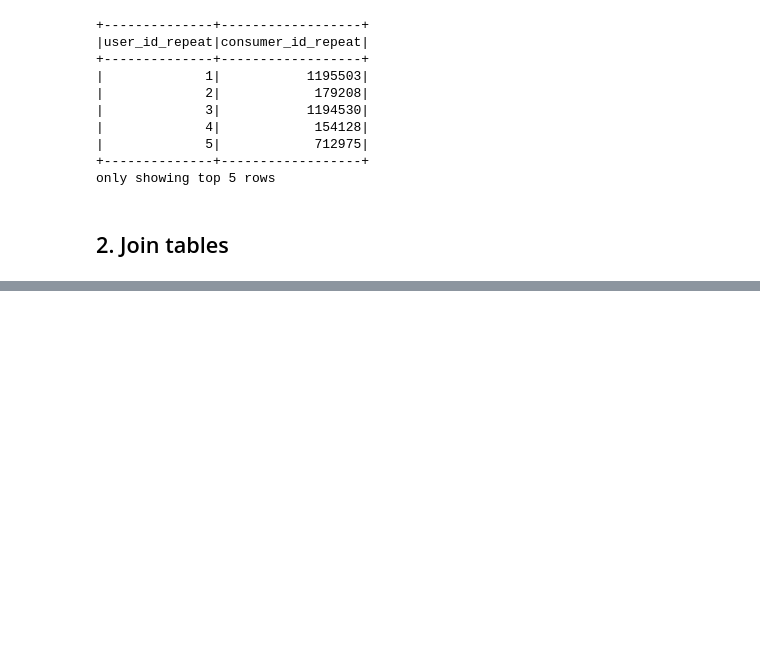
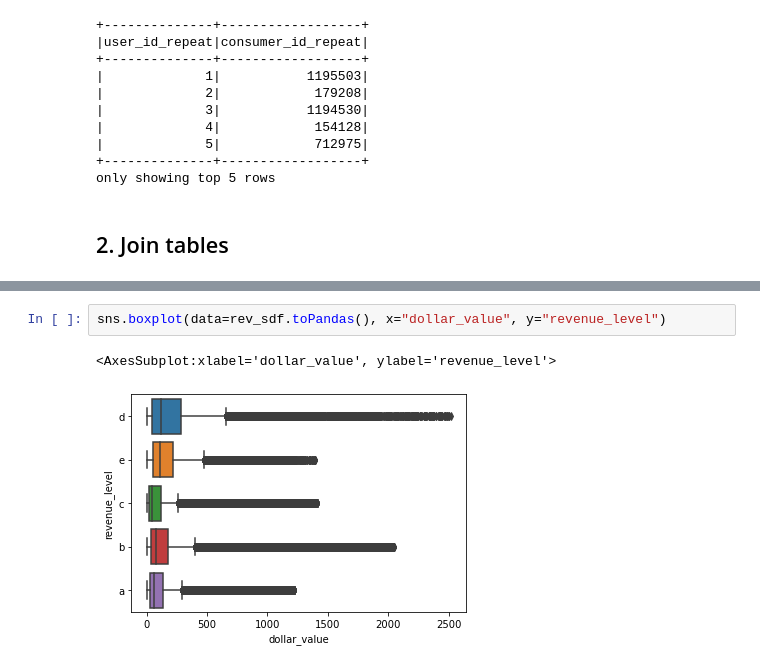
Before and after one commit to MAST30034-Applied-Data-Science/generic-buy-now-pay-later-project-group-27, a Jupyter notebook: notebooks/overview.ipynb, the cells around one changed output, grey strips where cells are left out. Saved outputs shown, nothing was run; the diff lists cells and outputs as text; blank space fills up the shorter version.

```diff
--- a/notebooks/overview.ipynb
+++ b/notebooks/overview.ipynb
@@ -226,0 +273,5 @@ only showing top 20 rows
+# %%
+sns.boxplot(data=rev_sdf.toPandas(), x="dollar_value", y="revenue_level")
+# %% [output]
+<AxesSubplot:xlabel='dollar_value', ylabel='revenue_level'>
+[figure, added]
```
Also changed, not shown: parts of 19 cells of this notebook, 1 other file.
